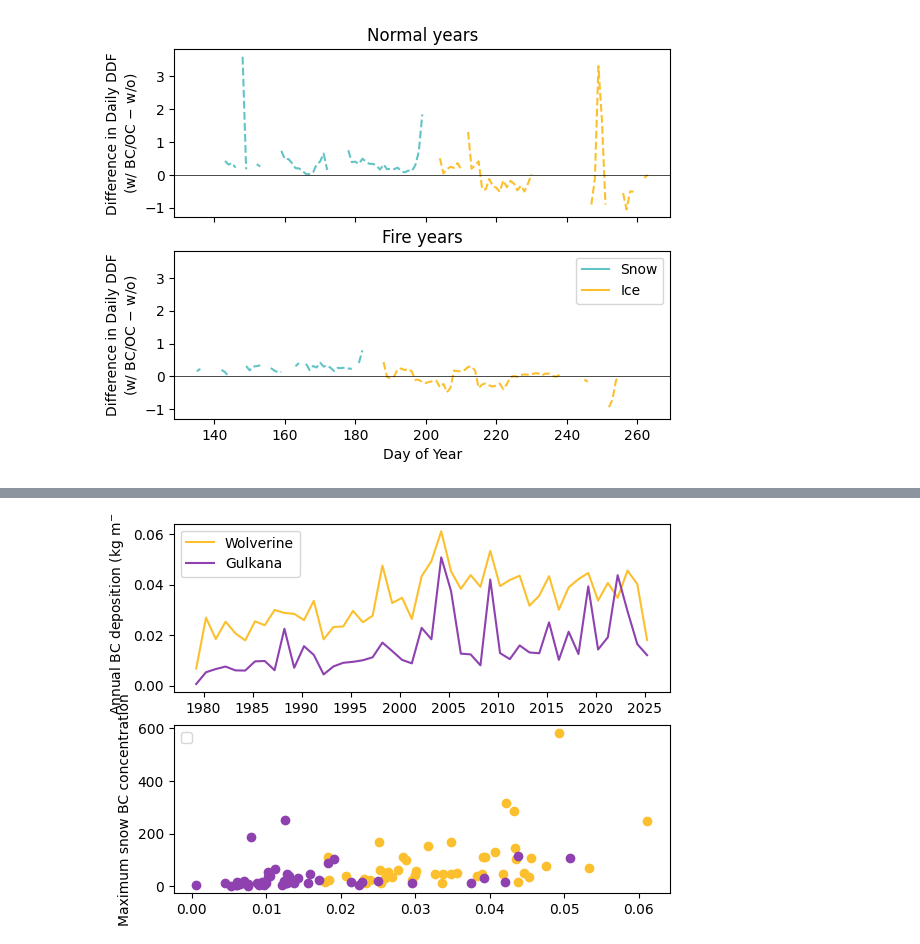
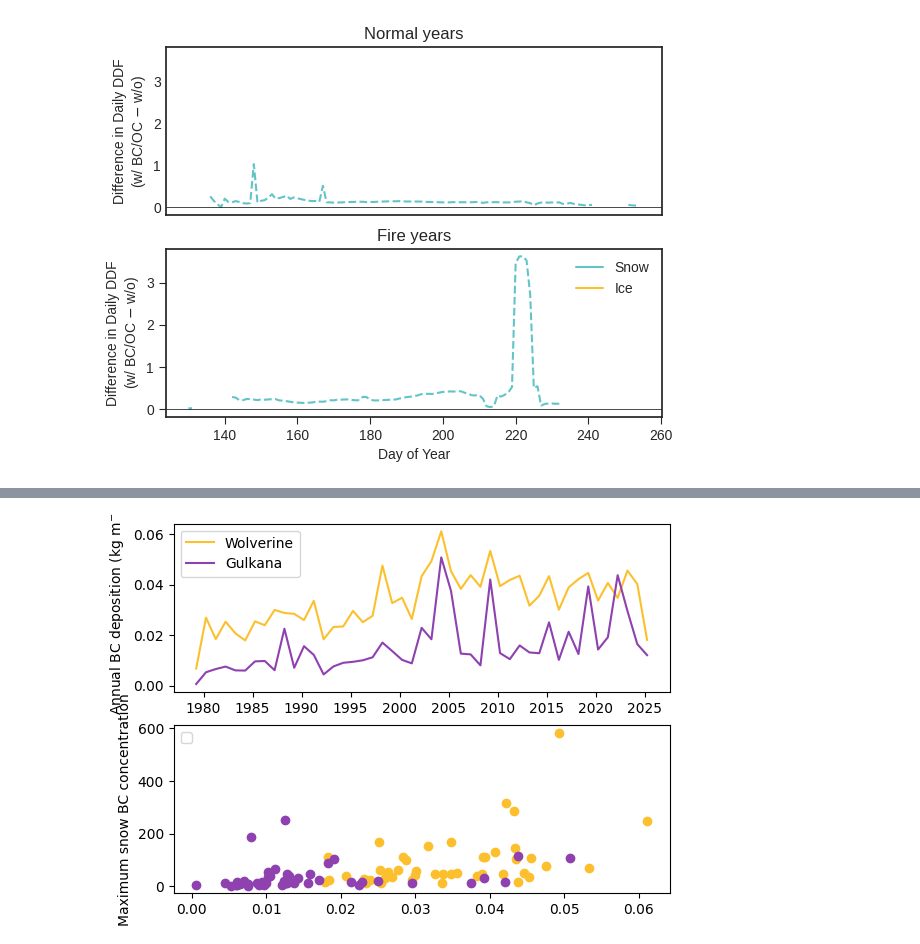
Before and after one commit to clairevwilson/PEBSI, a Jupyter notebook: ddf_proj.ipynb, the cells around one changed output, grey strips where cells are left out. Saved outputs shown, nothing was run; the diff lists cells and outputs as text; code cells hidden in the pictures.

```diff
--- a/ddf_proj.ipynb
+++ b/ddf_proj.ipynb
@@ -53,7 +53,7 @@ ds['BCDP002'] = ds['BCDP002'] + ds2['BCWT002']
 months = ds['time'].dt.month
 days = ds['time'].dt.day
 # create time mask from apr 1 to sep 30 (inclusive)
-mask = ((months > 3) & (months < 10)) | ((months == 4) & (days >= 1)) | ((months == 10) & (days == 1))
+mask = ((months > 3) & (months < 10))
 ds_season = ds.where(mask, drop=True)
 annual_sums = ds_season.groupby('time.year').sum()
 plt.plot(annual_sums.year, annual_sums['BCDP002'].values)
@@ -122,26 +149,33 @@ plt.show()
 # %%
+
+ds_base = xr.open_dataset('../Output/yes2.nc')
+ds_noBCOC = xr.open_dataset('../Output/no2.nc')
 for plot_type in ['difference', ]: # 'values',
-    fig, axes = plt.subplots(2, sharex=True, sharey=True)
-    for s, site in enumerate(['B']):
-        ds_base = xr.open_dataset(base_fp + f'gulkana{site}_2025_12_09_base_long_0.nc')
-        ds_noBCOC = xr.open_dataset(base_fp + f'gulkana{site}_2025_12_09_noBCOC_long_0.nc')
+    fig_ddf, axes_ddf = plt.subplots(2, sharex=True, sharey=True)
+    fig_albedo, axes_albedo = plt.subplots(2, sharex=True, sharey=True)
+    for s, site in enumerate(['D']):
+        ds_base = xr.open_dataset(base_fp + f'gulkana{site}_2026_01_07_base_long_1.nc')
+        ds_noBCOC = xr.open_dataset(base_fp + f'gulkana{site}_2026_01_07_noBCOC_long_1.nc')
         # ds_noBCOC = ds_base
         ds_dict = {'wBCOC':ds_base, 'base':ds_noBCOC}
         linestyles = ['-','--']
 
-        for ax, years, label in zip(axes,
-                                    [[2006], [2004]],
+        for axd, axa, years, label in zip(axes_ddf, axes_albedo,
+                                    [base_years, fire_years],
                                     ['Normal years', 'Fire years']):
 
             x_ice = []
             y_ice = []
             x_snow = []
             y_snow = []
+            x_albedo = []
+            y_albedo = []
             for ls, dataset in zip(['-','--'], ['base','wBCOC']):
                 ds = ds_dict[dataset]
                 # collect daily ddf values across selected years
                 ddfs_snow = []
                 ddfs_ice = []
+                albedo = []
 
                 for year in years:
                     if year < 2000:
@@ -151,23 +185,29 @@ for plot_type in ['difference', ]: # 'values',
                     subset = ds.sel(time=slice(f"{year}-04-01", f"{year}-10-01"))
                     melt = subset['melt'].resample(time='1D').sum() * 1000
                     PDDs = subset['airtemp'].resample(time='1D').mean().clip(min=0)
-                    albedo = subset['albedo'].resample(time='1D').mean()
-                    layertype = subset['layertype'].isel(layer=0).resample(time='1D').median().astype(int)
-                    layertype = subset['layertype'].isel(layer=0).resample(time='1D').median().astype(int)
+                    albedo_daily = subset['albedo'].resample(time='1D').mean()
+                    snowdepth = subset.where(subset['layertype'] == 0)['layerheight'].sum(dim='layer').resample(time='1D').min()
+                    layertype_min = subset['layertype'].isel(layer=0).resample(time='1D').min().astype(int)
 
-                    condition = (melt > 10) & (layertype < 2)
-                    daily_ddf = (melt / PDDs).where(condition)
+                    condition_snow = (melt > 1) & (snowdepth > 0.05) & (PDDs > 0)
+                    daily_melt_snow = melt.where(condition_snow)
+                    daily_PDDs_snow = PDDs.where(condition_snow)
+                    daily_ddf = (daily_melt_snow / daily_PDDs_snow).rolling(time=7, center=True).mean(skipna=True)
                     ddfs_snow.append(daily_ddf)
 
-                    condition = (layertype > 1)
-                    daily_ddf = (melt / PDDs).where(condition)
+                    condition_ice = (layertype_min > 1)
+                    daily_ddf = (melt / PDDs).where(condition_ice).rolling(time=7, center=True).mean()
                     ddfs_ice.append(daily_ddf)
+
+                    albedo.append(albedo_daily)
 
                 # concat across years and average by DOY
                 all_ddf_snow = xr.concat(ddfs_snow, dim="time")
                 median_ddf_snow = all_ddf_snow.groupby("time.dayofyear").mean()
                 all_ddf_ice = xr.concat(ddfs_ice, dim="time")
                 median_ddf_ice = all_ddf_ice.groupby("time.dayofyear").mean()
+                all_albedo = xr.concat(albedo, dim="time")
+                median_albedo = all_albedo.groupby("time.dayofyear").mean()
 
                 # plot one line per category
                 if plot_type == 'values':
@@ -178,28 +218,47 @@ for plot_type in ['difference', ]: # 'values',
                 elif plot_type == 'difference':
                     x_snow.append(median_ddf_snow['dayofyear'].values)
                     x_ice.append(median_ddf_ice['dayofyear'].values)
+                    x_albedo.append(median_albedo['dayofyear'].values)
                     y_snow.append(median_ddf_snow.values)
                     y_ice.append(median_ddf_ice.values)
+                    y_albedo.append(median_albedo.values)
                 if ls == '-':
-                    ax.plot(np.nan, np.nan, color=colors[0], label=f'Snow')
-                    ax.plot(np.nan, np.nan, color=colors[1], label=f'Ice')
+                    axd.plot(np.nan, np.nan, color=colors[0], label=f'Snow')
+                    axd.plot(np.nan, np.nan, color=colors[1], label=f'Ice')
             if plot_type == 'difference':
-                ax.plot(x_ice[0], y_ice[1] - y_ice[0],
+                axd.plot(x_ice[0], y_ice[1] - y_ice[0],
                             color=colors[1], linestyle=ls)
-                ax.plot(x_snow[0], y_snow[1] - y_snow[0],
+                axd.plot(x_snow[0], y_snow[1] - y_snow[0],
                         color=colors[0], linestyle=ls)
                 print('Snow difference', label, np.nanmedian(y_snow[1] - y_snow[0]))
-                print('Ice difference', label, np.nanmedian(y_ice[1] - y_ice[0]))
-                ax.axhline(0, color='k', linewidth=0.5)
-            ax.set_title(label)
+                if len(y_ice[1]) > 1:
+                    print('Ice difference', label, np.nanmedian(y_ice[1] - y_ice[0]))
+                axd.axhline(0, color='k', linewidth=0.5)
 
-    ax.set_xlabel("Day of Year")
+                axa.plot(x_albedo[0], y_albedo[1] - y_albedo[0],
+                            color=colors[2], linestyle=ls)
+                axa.axhline(0, color='k', linewidth=0.5)
+            axd.set_title(label)
+            axa.set_title(label)
+
+    axd.set_xlabel("Day of Year")
+    axa.set_xlabel("Day of Year")
     ylabel = 'Daily DDF' if plot_type != 'difference' else 'Difference in Daily DDF\n(w/ BC/OC $-$ w/o)'
-    ax.set_ylabel(ylabel)
-    axes[0].set_ylabel(ylabel)
+    axd.set_ylabel(ylabel)
+    axd.tick_params(length=5)
+    axes_ddf[0].set_ylabel(ylabel)
     if plot_type != 'difference':
-        ax.plot(np.nan, np.nan, color='gray', linestyle='-', label='With BC/OC')
-        ax.plot(np.nan, np.nan, color='gray', linestyle='--', label='No BC/OC')
-    ax.legend()
+        axd.plot(np.nan, np.nan, color='gray', linestyle='-', label='With BC/OC')
+        axd.plot(np.nan, np.nan, color='gray', linestyle='--', label='No BC/OC')
+    axd.legend()
+
+    ylabel = 'Daily albedo' if plot_type != 'difference' else 'Difference in Daily Albedo\n(w/ BC/OC $-$ w/o)'
+    axa.set_ylabel(ylabel)
+    axa.tick_params(length=5)
+    axes_albedo[0].set_ylabel(ylabel)
+    if plot_type != 'difference':
+        axa.plot(np.nan, np.nan, color='gray', linestyle='-', label='With BC/OC')
+        axa.plot(np.nan, np.nan, color='gray', linestyle='--', label='No BC/OC')
+    axa.legend()
     plt.show()
 # %% [output]
@@ -210 +269 @@ Ice difference Fire years -0.013735395219661939
-[figure, old version]
+[figure, new version]
```
Also changed, not shown: parts of 8 cells of this notebook, 2 other files.
